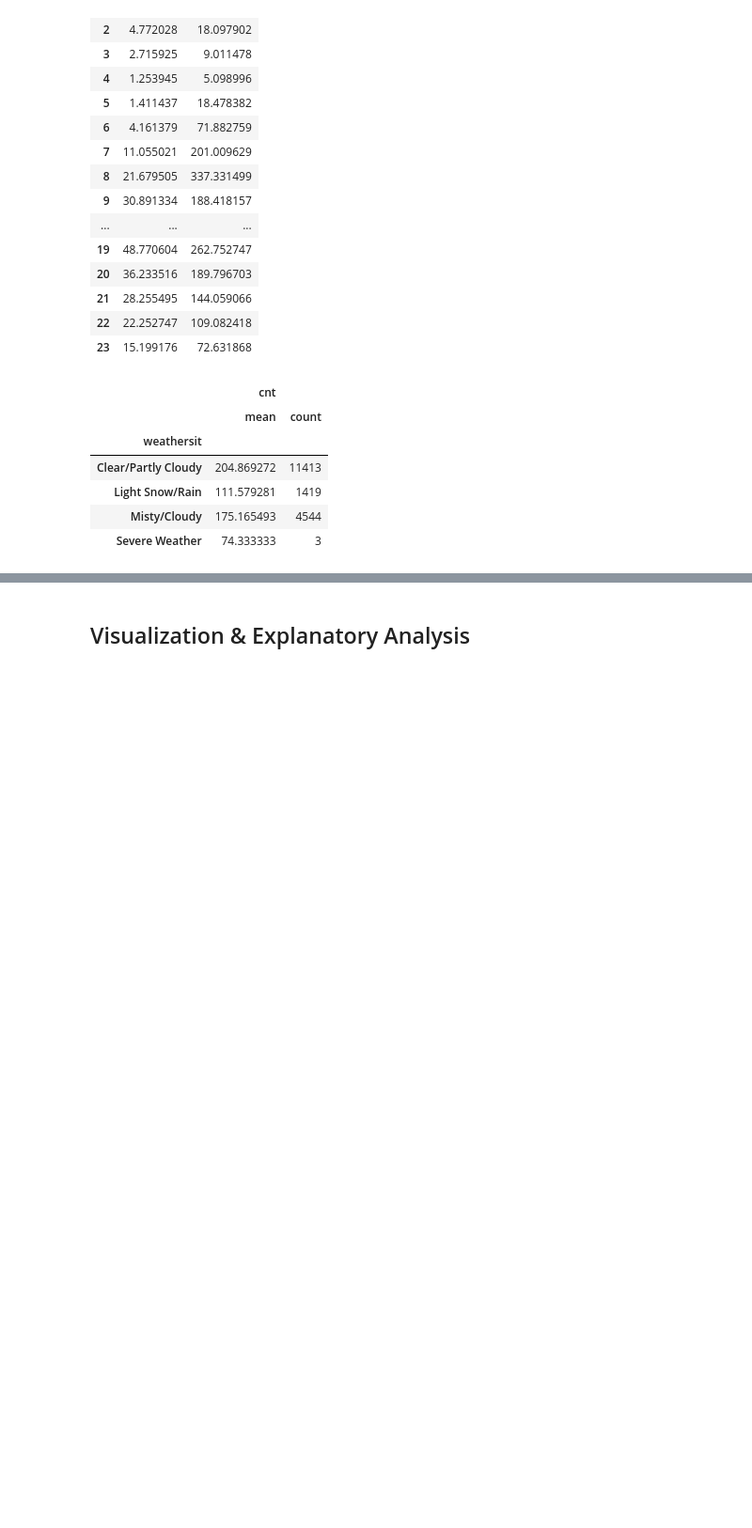
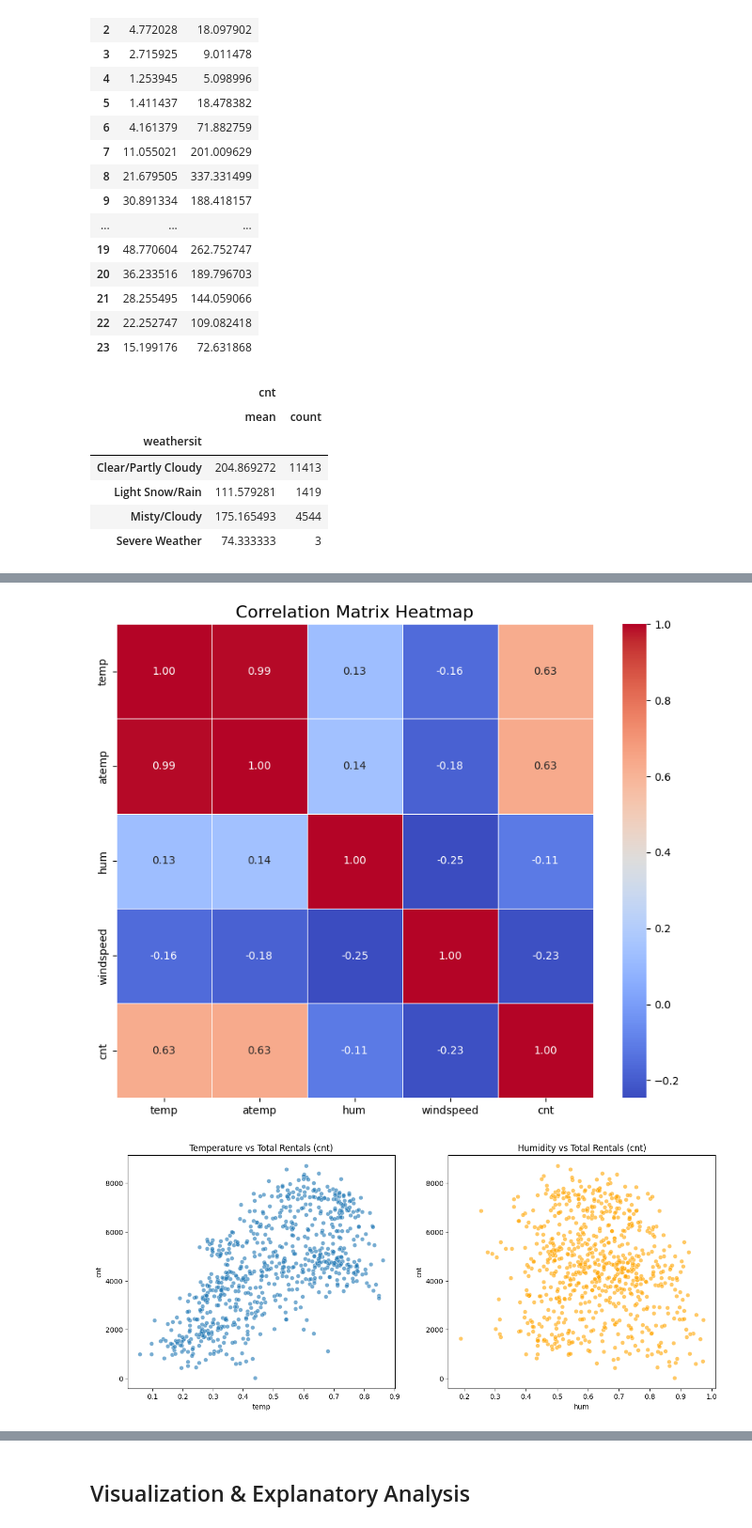
Before and after one commit to farihkamilzulfah-cmd/bike-sharing-analysis, a Jupyter notebook: Farih_Kamil_Zulfah_Proyek_Analisis_Data.ipynb, the cells around one changed output, grey strips where cells are left out. Shown at 94% size. Drawn from its saved outputs; the diff is of its cells as text; code cells hidden in the pictures; blank space fills up the shorter version.

```diff
--- a/Farih_Kamil_Zulfah_Proyek_Analisis_Data.ipynb
+++ b/Farih_Kamil_Zulfah_Proyek_Analisis_Data.ipynb
@@ -509,0 +536,25 @@ hour_df.groupby(by="weathersit").agg({
+# %%
+variabel_multivariate = ['temp', 'atemp', 'hum', 'windspeed', 'cnt']
+
+# 1. Correlation Matrix Heatmap
+plt.figure(figsize=(10, 8))
+korelasi = day_df[variabel_multivariate].corr()
+sns.heatmap(korelasi, annot=True, cmap='coolwarm', fmt=".2f", linewidths=0.5)
+plt.title('Correlation Matrix Heatmap', fontsize=16)
+plt.show()
+
+# 2. Scatter Plot (Temp & Hum vs Cnt)
+fig, ax = plt.subplots(1, 2, figsize=(15, 6))
+sns.scatterplot(x='temp', y='cnt', data=day_df, ax=ax[0], alpha=0.6)
+ax[0].set_title('Temperature vs Total Rentals (cnt)')
+sns.scatterplot(x='hum', y='cnt', data=day_df, ax=ax[1], alpha=0.6, color='orange')
+ax[1].set_title('Humidity vs Total Rentals (cnt)')
+plt.show()
+
+# 3. Pairplot (Kombinasi lengkap)
+sns.pairplot(day_df[variabel_multivariate], diag_kind='kde', corner=True)
+plt.suptitle('Pairplot Variabel Numerik', y=1.02, fontsize=16)
+plt.show()
+# %% [output]
+[figure, added]
+[figure, added]
```
Also changed, not shown: parts of 18 cells of this notebook, 2 other files.
